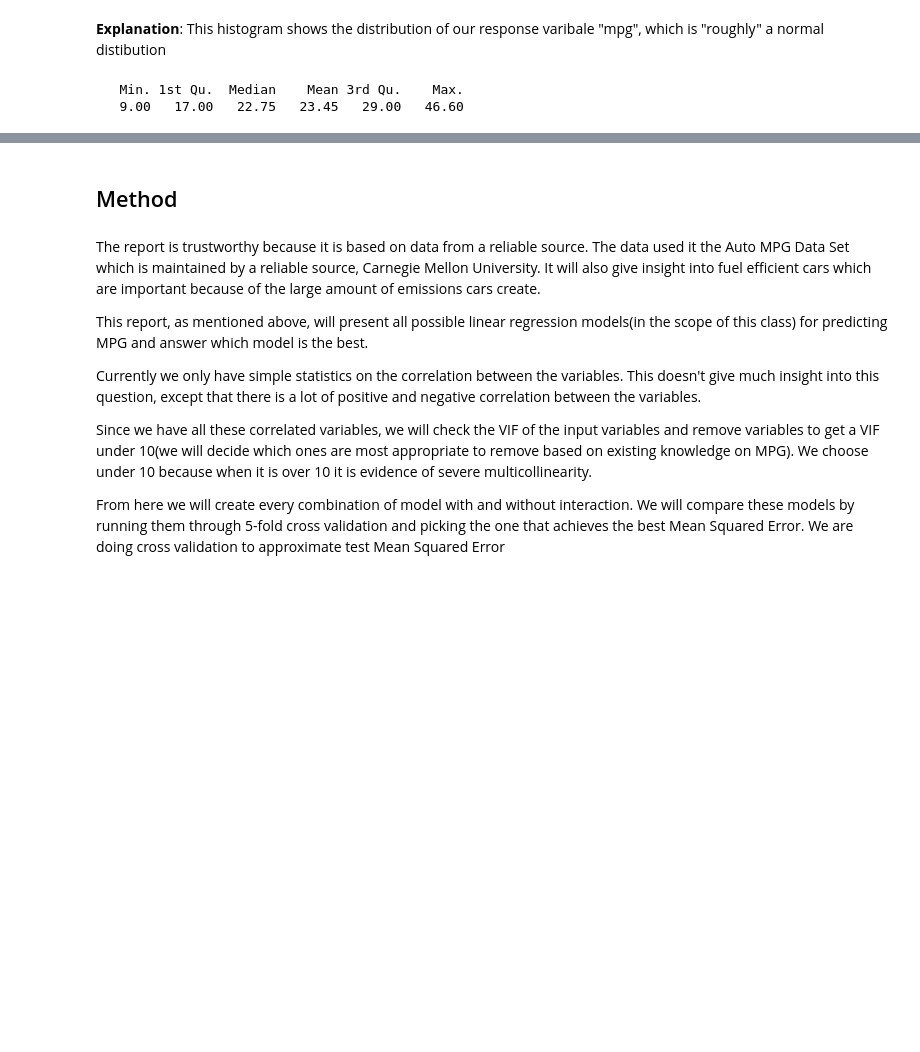
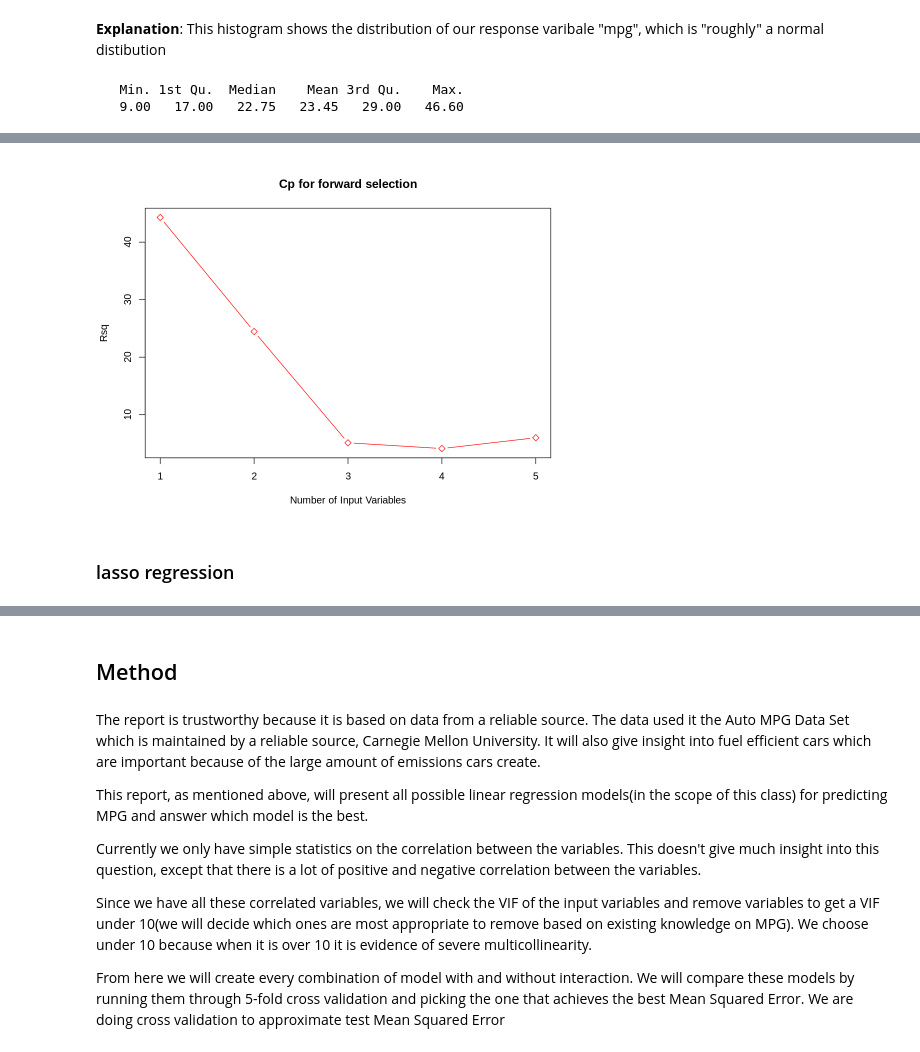
Before and after one commit to Jingfei-li/stat301-project, a Jupyter notebook: project_proposal.ipynb, the cells around one changed output, grey strips where cells are left out. Cells and saved outputs as stored; diff of their text form; code cells hidden in the pictures; blank space fills up the shorter version.

```diff
--- a/project_proposal.ipynb
+++ b/project_proposal.ipynb
@@ -113,0 +131,10 @@ A data.frame: 6 × 6
+# %%
+mpg_data <- mpg_data %>%
+  mutate(cylinders= ifelse(cylinders == '3',"low",
+                             ifelse(cylinders == '4', "low",
+                                    ifelse(cylinders == '5', "high",
+                                           ifelse(cylinders == '6', "high",
+                                                  ifelse(cylinders == '8', "high",NA))))))
+
+
+head(mpg_data)
@@ -153,0 +193,9 @@ summary(mpg_data$mpg)
+# %%
+mpg_forward_sel <- regsubsets(
+  x = mpg ~ ., nvmax = 5,
+  data = mpg_data,
+  method = "forward",
+)
+
+mpg_forward_summary <- summary(mpg_forward_sel)
+mpg_forward_summary
@@ -153,0 +240,10 @@ summary(mpg_data$mpg)
+# %%
+plot(summary(mpg_forward_sel)$cp,
+  main = "Cp for forward selection",
+  xlab = "Number of Input Variables", ylab = "Rsq", type = "b", pch = 5,
+  col = "red"
+)
+# %% [output]
+[figure, added]
+# %% [markdown]
+### lasso regression
```
Also changed, not shown: parts of 11 cells of this notebook.
